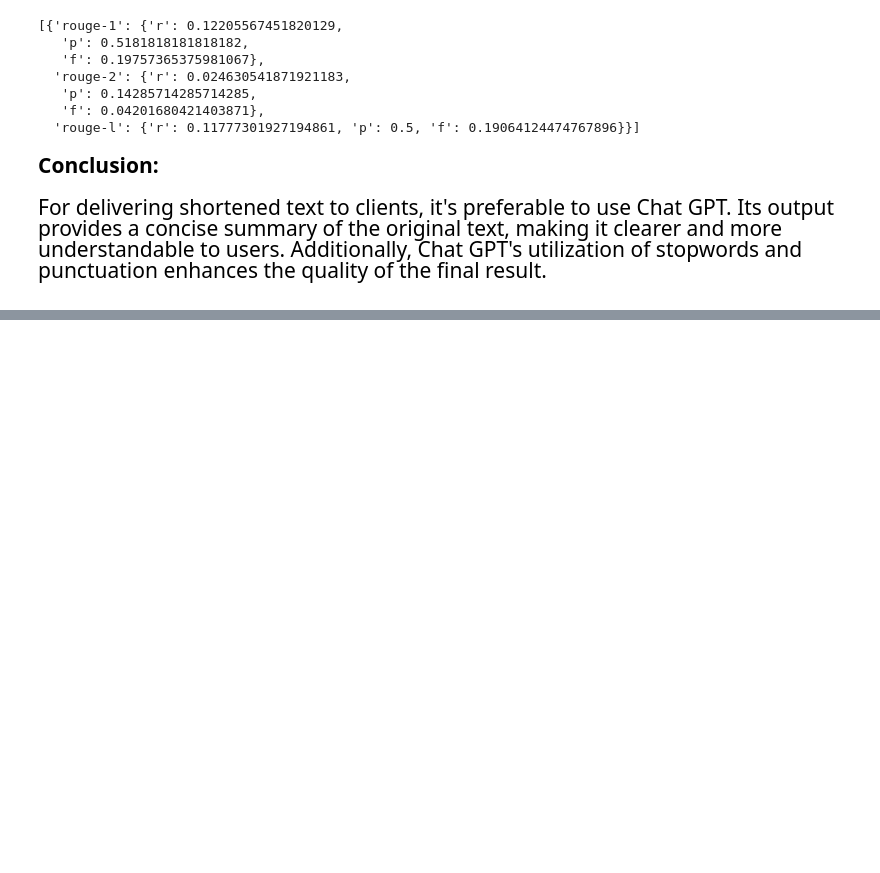
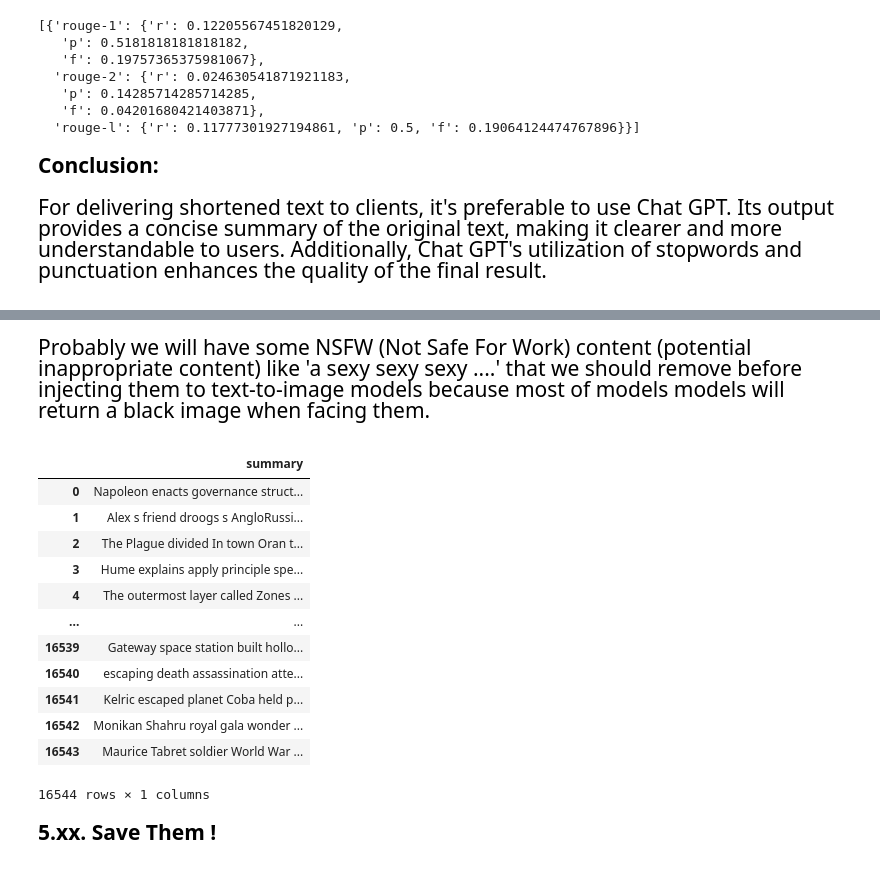
Before and after one commit to amirho3einsedaghati/DA_NLP_CV, a Jupyter notebook: component2_NLP/Component2_NLP.ipynb, the cells around one changed output, grey strips where cells are left out. Cells and saved outputs as stored; diff of their text form; code cells hidden in the pictures; blank space fills up the shorter version.

```diff
--- a/component2_NLP/Component2_NLP.ipynb
+++ b/component2_NLP/Component2_NLP.ipynb
@@ -684,0 +731,40 @@ predicted_sample_summaries.to_csv('1000_shortened_summaries.csv', index=False)
+# %% [markdown]
+<div style="color:black;
+           display:fill;
+           border-radius:5px;
+           font-size:150%;
+           font-family:Verdana;
+           letter-spacing:0.5px;
+           text-align:left">
+
+Probably we will have some NSFW (Not Safe For Work) content (potential inappropriate content) like 'a sexy sexy sexy ....' that we should remove before injecting them to text-to-image models because most of models models will return a black image when facing them.
+</div>
+# %%
+df1 = df1.drop_duplicates().reset_index(drop=True)
+df1
+# %% [output]
+|  | summary |
+| 0 | Napoleon enacts governance struct... |
+| 1 | Alex s friend droogs s AngloRussi... |
+| 2 | The Plague divided In town Oran t... |
+| 3 | Hume explains apply principle spe... |
+| 4 | The outermost layer called Zones ... |
+| ... | ... |
+| 16539 | Gateway space station built hollo... |
+| 16540 | escaping death assassination atte... |
+| 16541 | Kelric escaped planet Coba held p... |
+| 16542 | Monikan Shahru royal gala wonder ... |
+| 16543 | Maurice Tabret soldier World War ... |
+16544 rows × 1 columns
+# %% [markdown]
+<div style="color:black;
+           display:fill;
+           border-radius:5px;
+           font-size:150%;
+           font-family:Verdana;
+           letter-spacing:0.5px;
+           text-align:left">
+
+<strong>5.xx. Save Them !</strong>
+
+</div>
```
Also changed, not shown: parts of 27 cells of this notebook.
